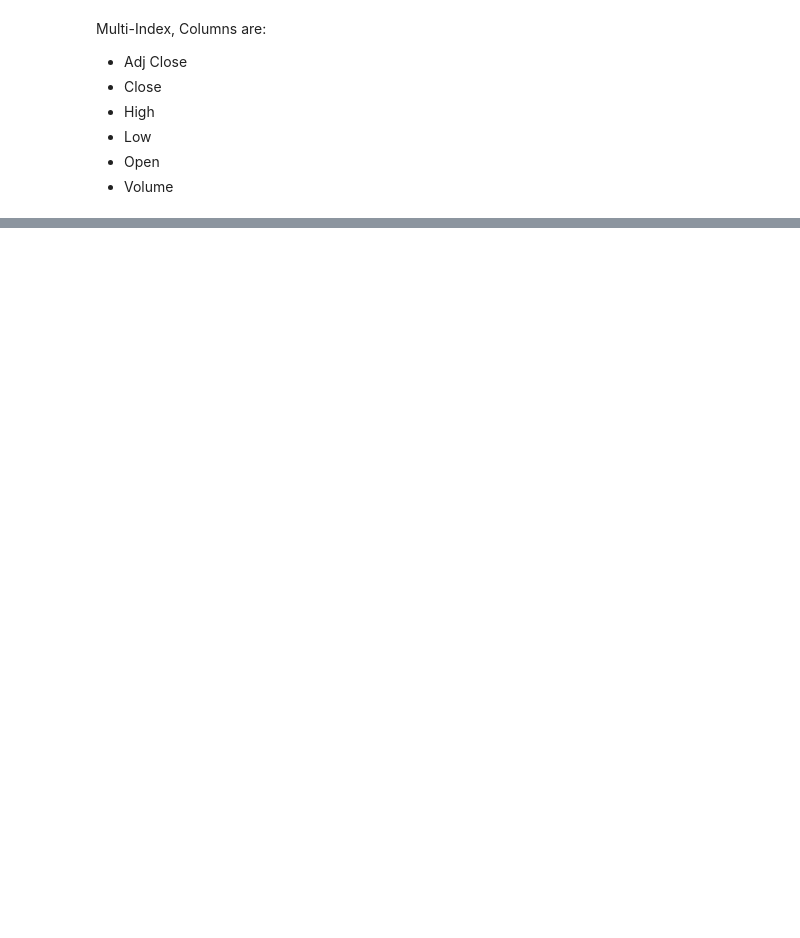
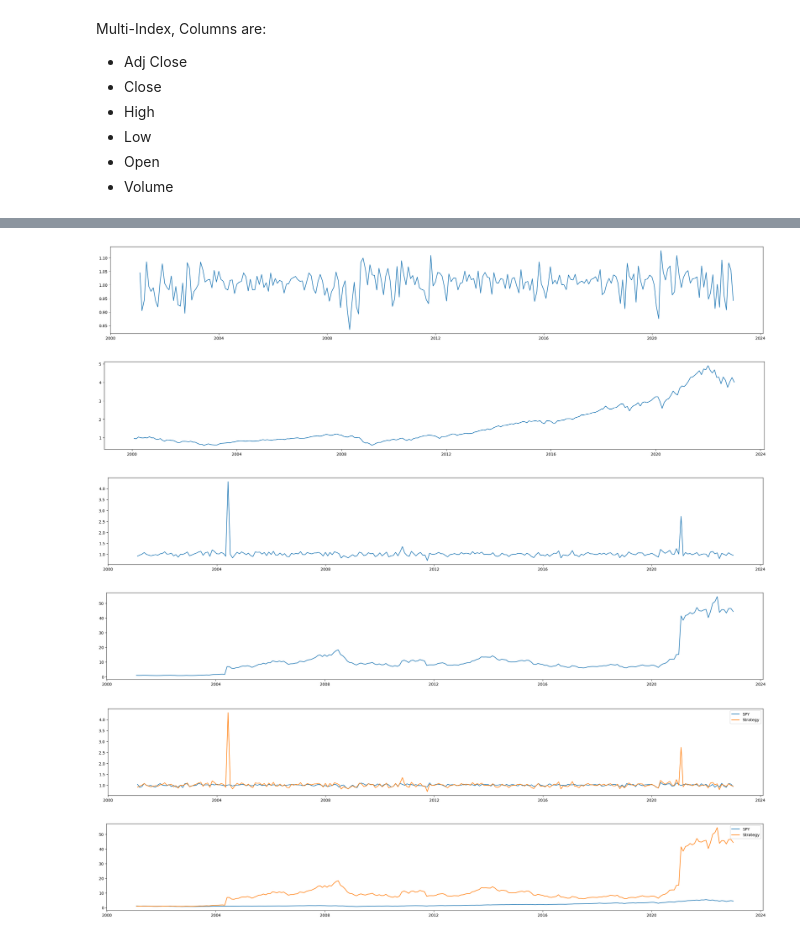
Before and after one commit to zdravoj/stock-bot, a Jupyter notebook: trading_sandbox.ipynb, the cells around one changed output, grey strips where cells are left out. Drawn from its saved outputs; the diff is of its cells as text; code cells hidden in the pictures; blank space fills up the shorter version.

```diff
--- a/trading_sandbox.ipynb
+++ b/trading_sandbox.ipynb
@@ -759,0 +815,16 @@ sp500_daily['Adj Close'].dropna(axis=1, how='all').head()
+# %%
+# alter index for ease of use
+sp500_daily_adj = pd.DataFrame(
+    data= sp500_daily_adj,
+    columns= sp500_daily_adj.columns,
+    index= pd.Series(sp500_daily_adj.index.values, name= 'Date')
+)
+# %%
+# monthly percent returns for market and tickers
+spy_monthly_pct_ret = calc_monthly_returns(spy_daily)[:-1]
+sp500_monthly_pct_ret = calc_monthly_returns(sp500_daily_adj)[:-1]
+# %%
+# get 12m, 6m, 3m intervals for percent returns
+sp500_12m = get_rolling_ret(sp500_monthly_pct_ret, 12)
+sp500_6m = get_rolling_ret(sp500_monthly_pct_ret, 6)
+sp500_3m = get_rolling_ret(sp500_monthly_pct_ret, 3)
@@ -759,0 +845,16 @@ sp500_daily['Adj Close'].dropna(axis=1, how='all').head()
+# %%
+# get previous month end and next month end for strategy analysis
+analysis_months = sp500_12m[:-1].index
+return_months = sp500_12m[1:].index
+# %%
+# SPY month returns
+fig = plt.figure(figsize=[30, 4])
+plt.plot(spy_monthly_pct_ret.loc[return_months[0]:return_months[-1], 'Adj Close']);
+# %% [output]
+[figure, added]
+# %%
+# SPY cumulative month returns
+fig = plt.figure(figsize=[30, 4])
+plt.plot(spy_monthly_pct_ret['Adj Close'].cumprod());
+# %% [output]
+[figure, added]
@@ -759,0 +871,12 @@ sp500_daily['Adj Close'].dropna(axis=1, how='all').head()
+# %%
+# strategy month returns
+fig = plt.figure(figsize=[30, 4])
+plt.plot(strategy_returns);
+# %% [output]
+[figure, added]
+# %%
+# strategy cumulative month returns
+fig = plt.figure(figsize=[30, 4])
+plt.plot(strategy_returns.cumprod());
+# %% [output]
+[figure, added]
@@ -759,0 +900,14 @@ sp500_daily['Adj Close'].dropna(axis=1, how='all').head()
+# %%
+# plot return difference between SPY and strategy
+fig = plt.figure(figsize=[30, 4])
+plt.plot(market_vs_strategy_monthly)
+plt.legend(['SPY', 'Strategy']);
+# %% [output]
+[figure, added]
+# %%
+# plot cumulative return difference between SPY and strategy
+fig = plt.figure(figsize=[30, 4])
+plt.plot(market_vs_strategy_cumulative)
+plt.legend(['SPY', 'Strategy']);
+# %% [output]
+[figure, added]
```
Also changed, not shown: parts of 23 cells of this notebook.
